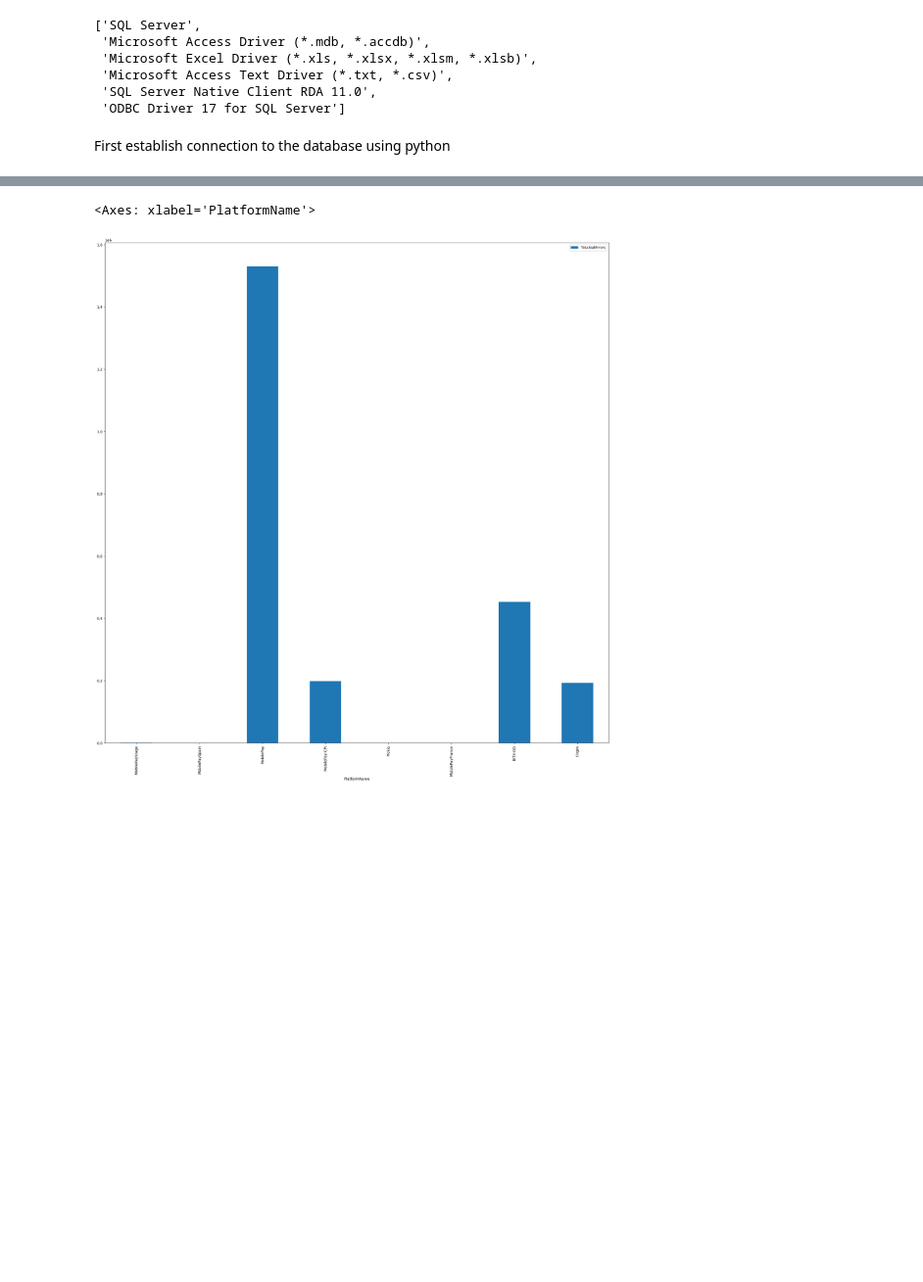
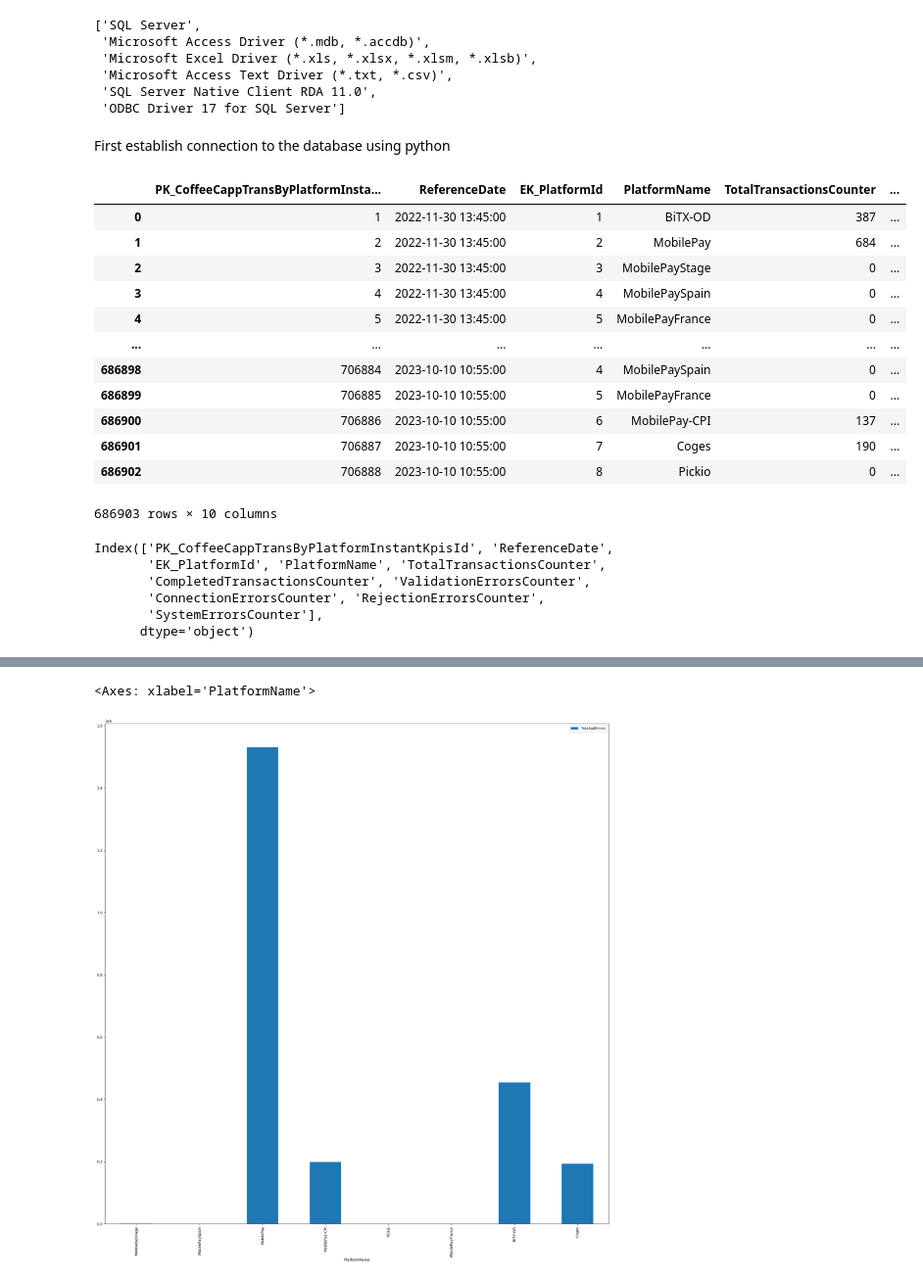
Before and after one commit to AdebanjiAdelowo/MachineLearningVENPAYBI, a Jupyter notebook: DataAnalysis_VenPayBICoffeeCappTransByPlatformInstantKpis.ipynb, the cells around one changed output, grey strips where cells are left out. Shown at 98% size. Cells and saved outputs as stored; diff of their text form; code cells hidden in the pictures; blank space fills up the shorter version.

```diff
--- a/DataAnalysis_VenPayBICoffeeCappTransByPlatformInstantKpis.ipynb
+++ b/DataAnalysis_VenPayBICoffeeCappTransByPlatformInstantKpis.ipynb
@@ -35,3 +33,35 @@ password = 'Timileyin1998'
 
 engine = pyodbc.connect('DRIVER={SQL Server};SERVER='+server+';DATABASE='+database+';UID='+username+';PWD='+ password)
 cursor = engine.cursor()
+# %%
+query = """
+        SELECT *
+        FROM CoffeeCappTransByPlatformInstantKpis
+
+"""
+
+df_coffee = pd.read_sql(query, engine)
+df_coffee
+# %% [output]
+|  | PK_CoffeeCappTransByPlatformInsta... | ReferenceDate | EK_PlatformId | PlatformName | TotalTransactionsCounter | ... |
+| 0 | 1 | 2022-11-30 13:45:00 | 1 | BiTX-OD | 387 | ... |
+| 1 | 2 | 2022-11-30 13:45:00 | 2 | MobilePay | 684 | ... |
+| 2 | 3 | 2022-11-30 13:45:00 | 3 | MobilePayStage | 0 | ... |
+| 3 | 4 | 2022-11-30 13:45:00 | 4 | MobilePaySpain | 0 | ... |
+| 4 | 5 | 2022-11-30 13:45:00 | 5 | MobilePayFrance | 0 | ... |
+| ... | ... | ... | ... | ... | ... | ... |
+| 686898 | 706884 | 2023-10-10 10:55:00 | 4 | MobilePaySpain | 0 | ... |
+| 686899 | 706885 | 2023-10-10 10:55:00 | 5 | MobilePayFrance | 0 | ... |
+| 686900 | 706886 | 2023-10-10 10:55:00 | 6 | MobilePay-CPI | 137 | ... |
+| 686901 | 706887 | 2023-10-10 10:55:00 | 7 | Coges | 190 | ... |
+| 686902 | 706888 | 2023-10-10 10:55:00 | 8 | Pickio | 0 | ... |
+686903 rows × 10 columns
+# %%
+df_coffee.columns
+# %% [output]
+Index(['PK_CoffeeCappTransByPlatformInstantKpisId', 'ReferenceDate',
+       'EK_PlatformId', 'PlatformName', 'TotalTransactionsCounter',
+       'CompletedTransactionsCounter', 'ValidationErrorsCounter',
+       'ConnectionErrorsCounter', 'RejectionErrorsCounter',
+       'SystemErrorsCounter'],
+      dtype='object')
```
Also changed, not shown: parts of 8 cells of this notebook, 13 other files.
